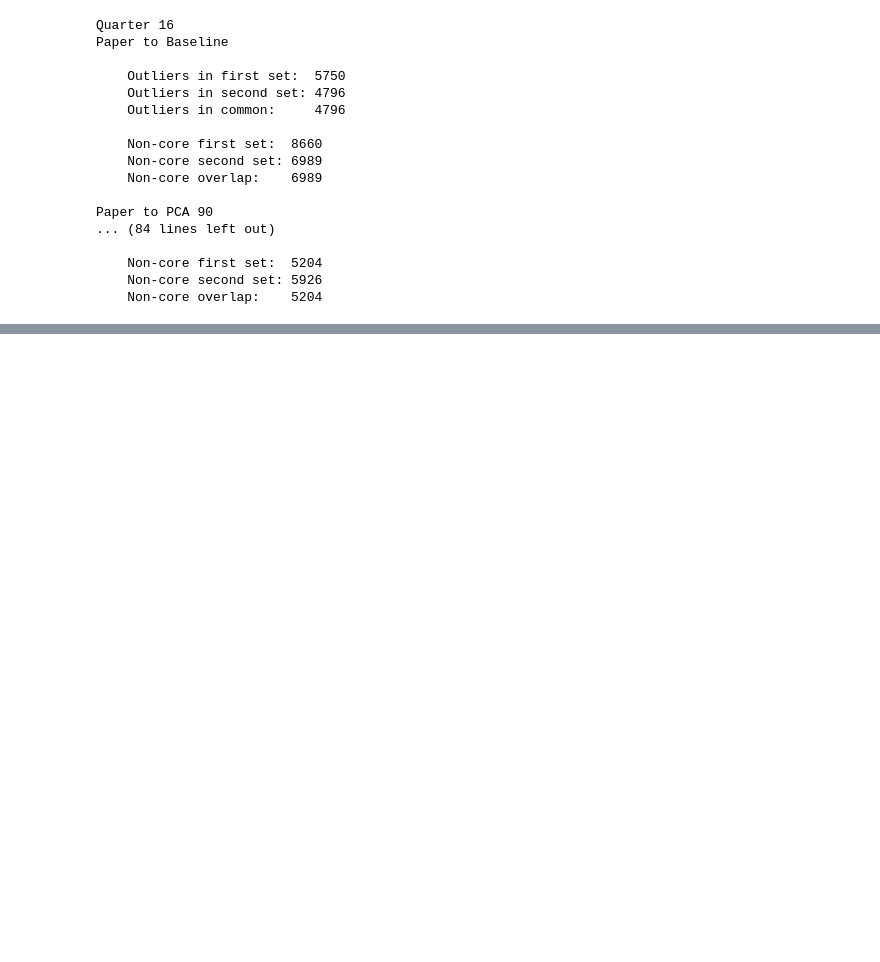
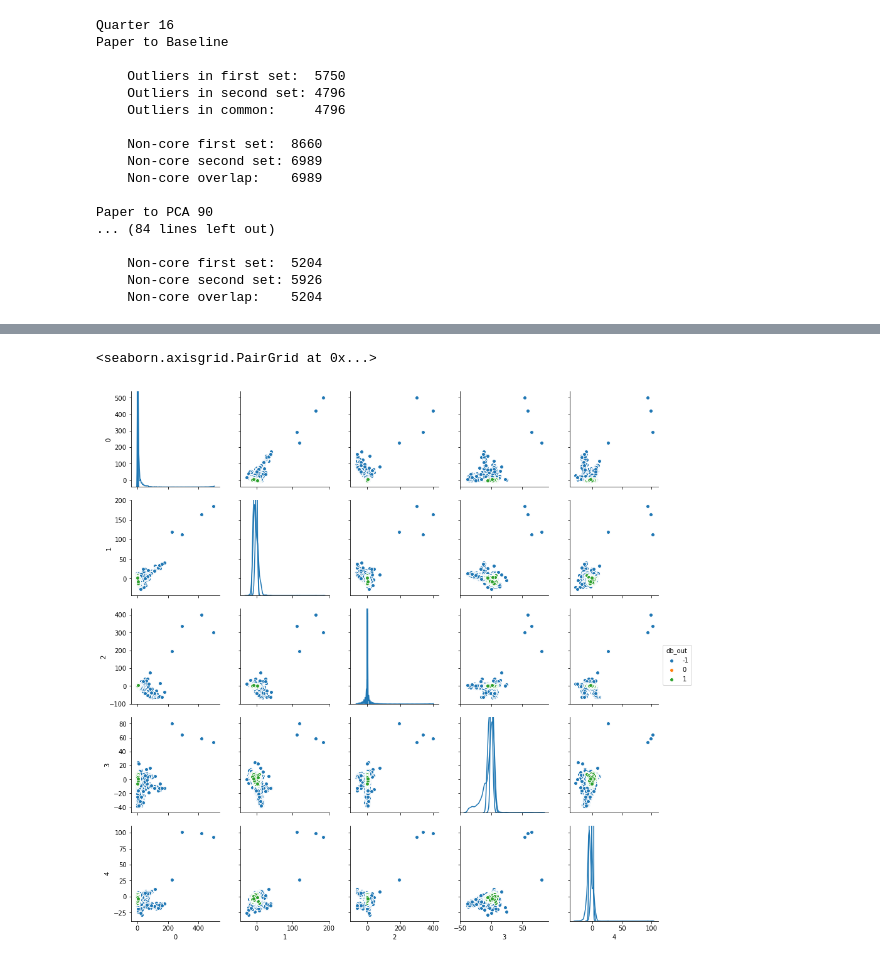
Before and after one commit to d-giles/lcfeatures, a Jupyter notebook: PCA Reductions.ipynb, the cells around one changed output, grey strips where cells are left out. Saved outputs shown, nothing was run; the diff lists cells and outputs as text; code cells hidden in the pictures; blank space fills up the shorter version.

```diff
--- a/PCA Reductions.ipynb
+++ b/PCA Reductions.ipynb
@@ -680,0 +707,5 @@ Paper to PCA 90
+# %%
+sns.pairplot(Q4_pca90.data,vars=['0','1','2','3','4'],hue='db_out',diag_kind='kde')
+# %% [output]
+<seaborn.axisgrid.PairGrid at 0x...>
+[figure, added]
```
Also changed, not shown: parts of 6 cells of this notebook, 1 other file.
